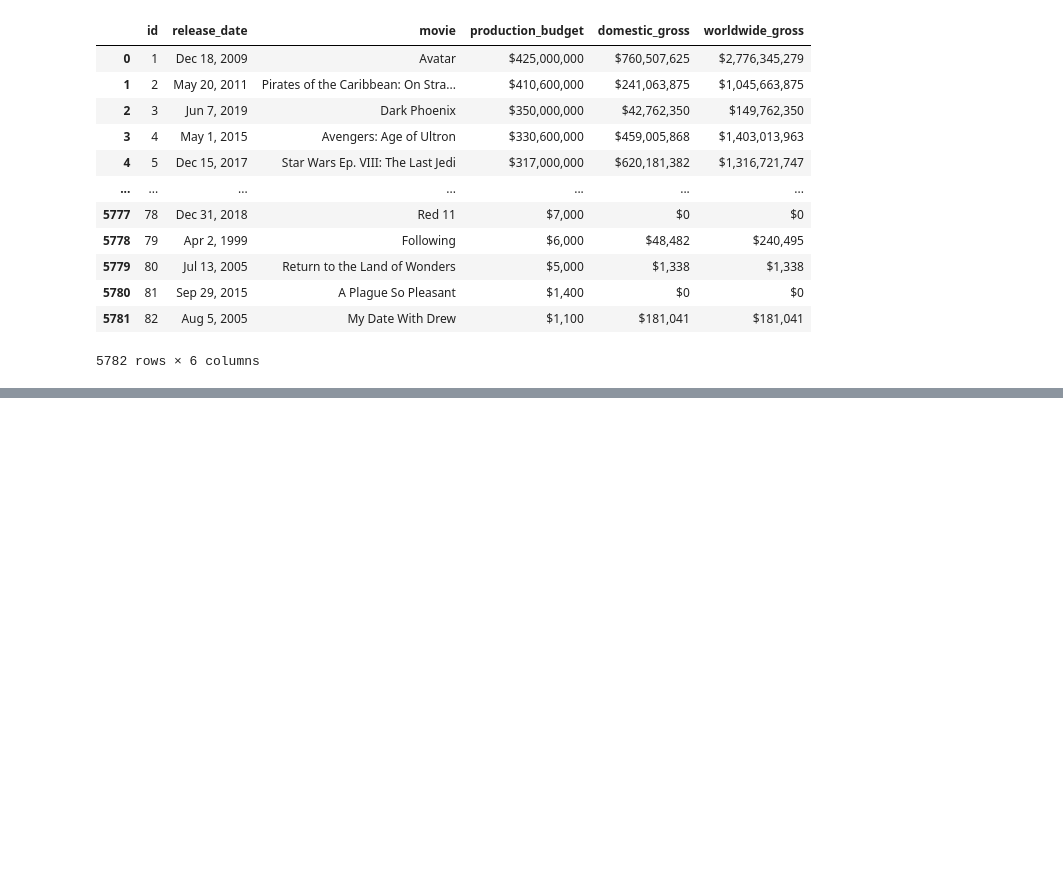
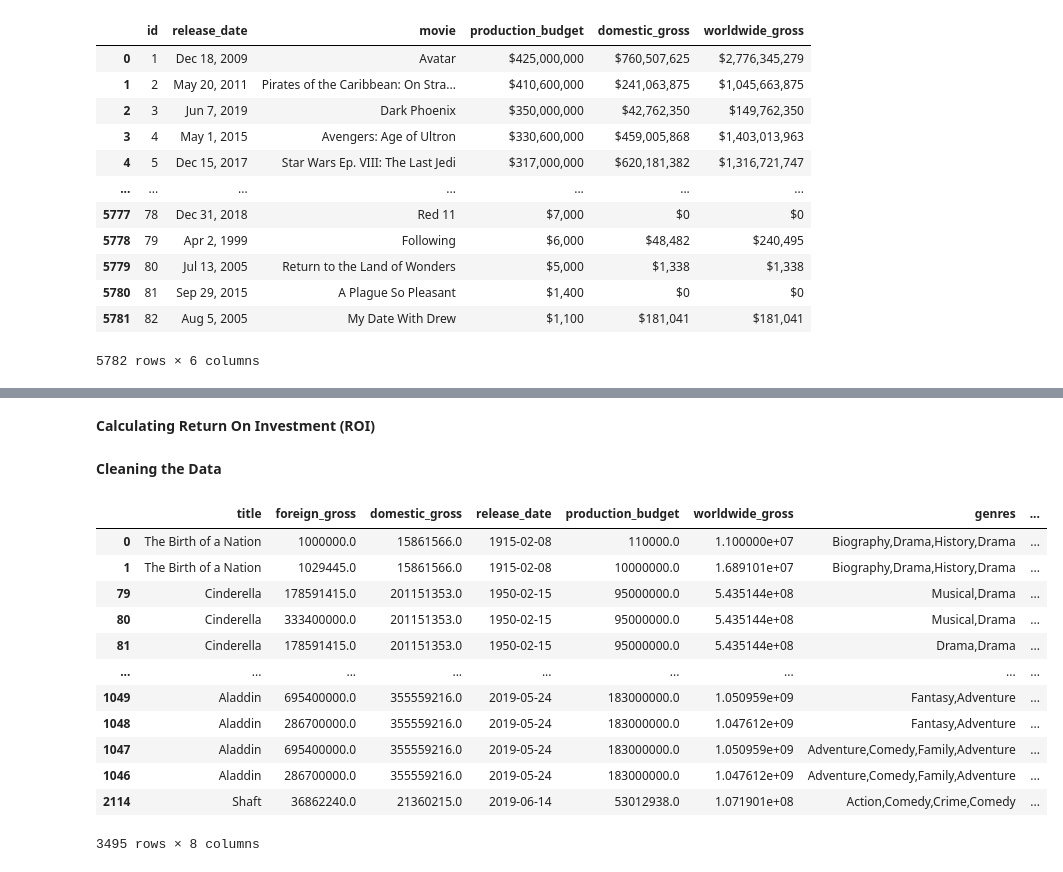
Before and after one commit to conlpate/dsc-mod-1-project-v2-1-onl01-dtsc-pt-052620, a Jupyter notebook: Data/gathering_data.ipynb, the cells around one changed output, grey strips where cells are left out. Saved outputs shown, nothing was run; the diff lists cells and outputs as text; code cells hidden in the pictures; blank space fills up the shorter version.

```diff
--- a/Data/gathering_data.ipynb
+++ b/Data/gathering_data.ipynb
@@ -310,0 +275,11 @@ presentation_df.head()
+# %%
+# Merging df5 to df1/df2/df3/d4
+merged_df4 = pd.merge(merged_df3, df5, how='outer', on='title')
+# Editting NaN Values for Easier Merging and Data Analysis
+merged_df4['foreign_gross'] = merged_df4['foreign_gross'].replace(np.nan, 0)
+merged_df4['production_budget_x'] = merged_df4['production_budget_x'].replace(np.nan, 0)
+merged_df4['worldwide_gross_x'] = merged_df4['worldwide_gross_x'].replace(np.nan, 0)
+merged_df4['domestic_gross'] = merged_df4['domestic_gross'].replace(np.nan, 0)
+merged_df4['production_budget_y'] = merged_df4['production_budget_y'].replace(np.nan, 0)
+merged_df4['worldwide_gross_y'] = merged_df4['worldwide_gross_y'].replace(np.nan, 0)
+merged_df4
@@ -310,0 +300,12 @@ presentation_df.head()
+# %%
+# Condensing/Combining Columns of df1/df2/df3/df4/df5
+merged_df4['release_date'] = merged_df4['release_date_x'].combine(merged_df4['release_date_y'], lambda s1, s2: s2 if s1 is None else s1)
+merged_df4.drop(['release_date_x', 'release_date_y'], axis=1, inplace=True)
+merged_df4['production_budget'] = merged_df4['production_budget_x'].combine(merged_df4['production_budget_y'], lambda s1, s2: s1 if s1 > s2 else s2)
+merged_df4.drop(['production_budget_x', 'production_budget_y'], axis=1, inplace=True)
+merged_df4['worldwide_gross'] = merged_df4['worldwide_gross_x'].combine(merged_df4['worldwide_gross_y'], lambda s1, s2: s1 if s1 > s2 else s2)
+merged_df4.drop(['worldwide_gross_x', 'worldwide_gross_y'], axis=1, inplace=True)
+merged_df4['genres'] = merged_df4['genres_x'].combine_first(merged_df4['genres_y'])
+merged_df4.drop(['genres_x', 'genres_y'], axis=1, inplace=True)
+merged_df4.sort_values('release_date', inplace = True)
+merged_df4.head()
@@ -310,0 +319,32 @@ presentation_df.head()
+# %% [markdown]
+<b>Calculating Return On Investment (ROI)</b>
+# %%
+# Creating Function for ROI
+def roi (gross, budget):
+    percentage = (gross-budget)/budget * 100
+    return (percentage)
+# %%
+#merged_df3['domestic_roi'] = roi(merged_df3['domestic_gross'], merged_df3['production_budget'])
+#merged_df3['foreign_roi'] = roi(merged_df3['foreign_gross'], merged_df3['production_budget'])
+merged_df4['roi'] = roi(merged_df3['worldwide_gross'], merged_df3['production_budget'])
+# %% [markdown]
+<b>Cleaning the Data</b>
+# %%
+# Removing Null/0 Data
+merged_df4 = merged_df4.dropna()
+merged_df4 = merged_df4[(merged_df4 != 0).all(1)]
+merged_df4
+# %% [output]
+|  | title | foreign_gross | domestic_gross | release_date | production_budget | worldwide_gross | genres | ... |
+| 0 | The Birth of a Nation | 1000000.0 | 15861566.0 | 1915-02-08 | 110000.0 | 1.100000e+07 | Biography,Drama,History,Drama | ... |
+| 1 | The Birth of a Nation | 1029445.0 | 15861566.0 | 1915-02-08 | 10000000.0 | 1.689101e+07 | Biography,Drama,History,Drama | ... |
+| 79 | Cinderella | 178591415.0 | 201151353.0 | 1950-02-15 | 95000000.0 | 5.435144e+08 | Musical,Drama | ... |
+| 80 | Cinderella | 333400000.0 | 201151353.0 | 1950-02-15 | 95000000.0 | 5.435144e+08 | Musical,Drama | ... |
+| 81 | Cinderella | 178591415.0 | 201151353.0 | 1950-02-15 | 95000000.0 | 5.435144e+08 | Drama,Drama | ... |
+| ... | ... | ... | ... | ... | ... | ... | ... | ... |
+| 1049 | Aladdin | 695400000.0 | 355559216.0 | 2019-05-24 | 183000000.0 | 1.050959e+09 | Fantasy,Adventure | ... |
+| 1048 | Aladdin | 286700000.0 | 355559216.0 | 2019-05-24 | 183000000.0 | 1.047612e+09 | Fantasy,Adventure | ... |
+| 1047 | Aladdin | 695400000.0 | 355559216.0 | 2019-05-24 | 183000000.0 | 1.050959e+09 | Adventure,Comedy,Family,Adventure | ... |
+| 1046 | Aladdin | 286700000.0 | 355559216.0 | 2019-05-24 | 183000000.0 | 1.047612e+09 | Adventure,Comedy,Family,Adventure | ... |
+| 2114 | Shaft | 36862240.0 | 21360215.0 | 2019-06-14 | 53012938.0 | 1.071901e+08 | Action,Comedy,Crime,Comedy | ... |
+3495 rows × 8 columns
```
Also changed, not shown: parts of 57 cells of this notebook, 5 other files.
